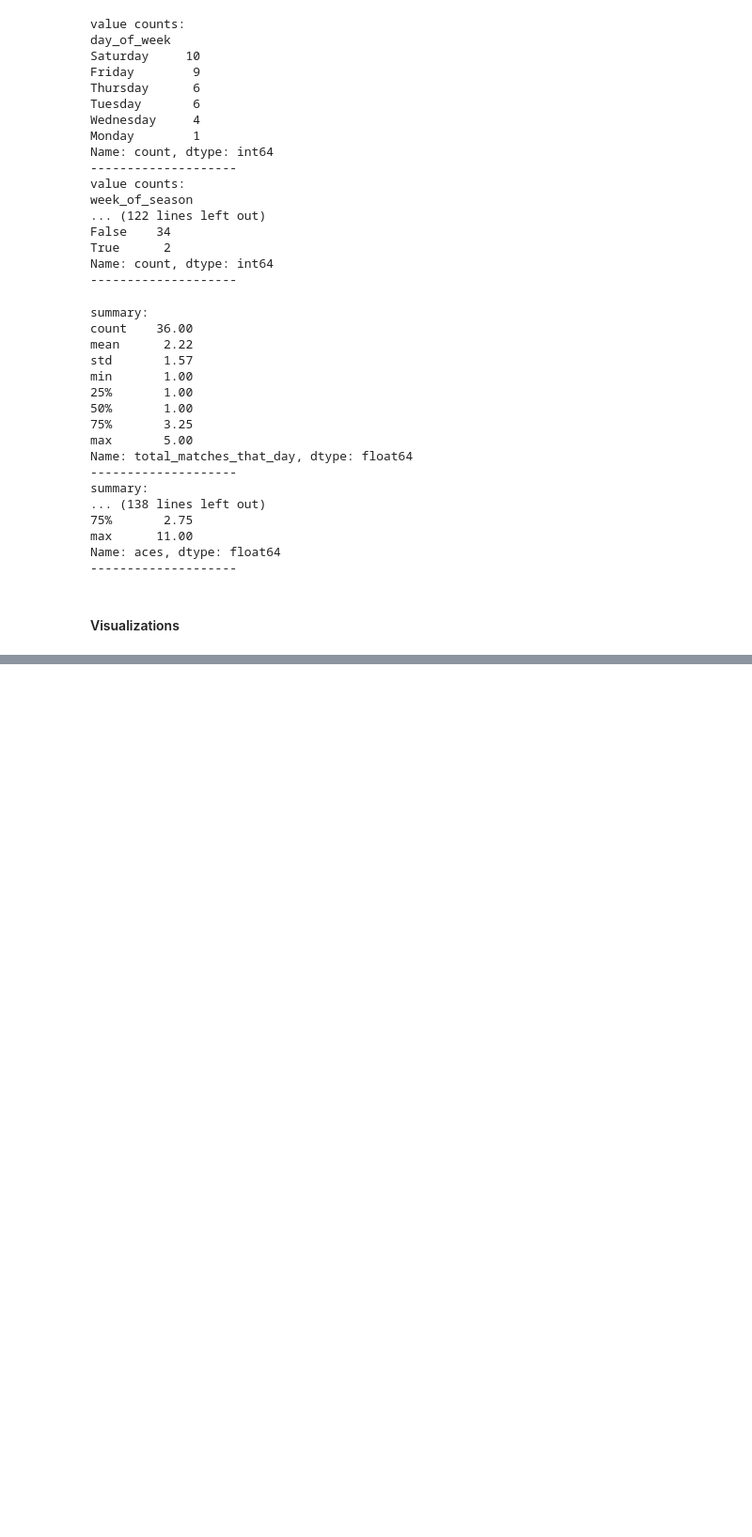
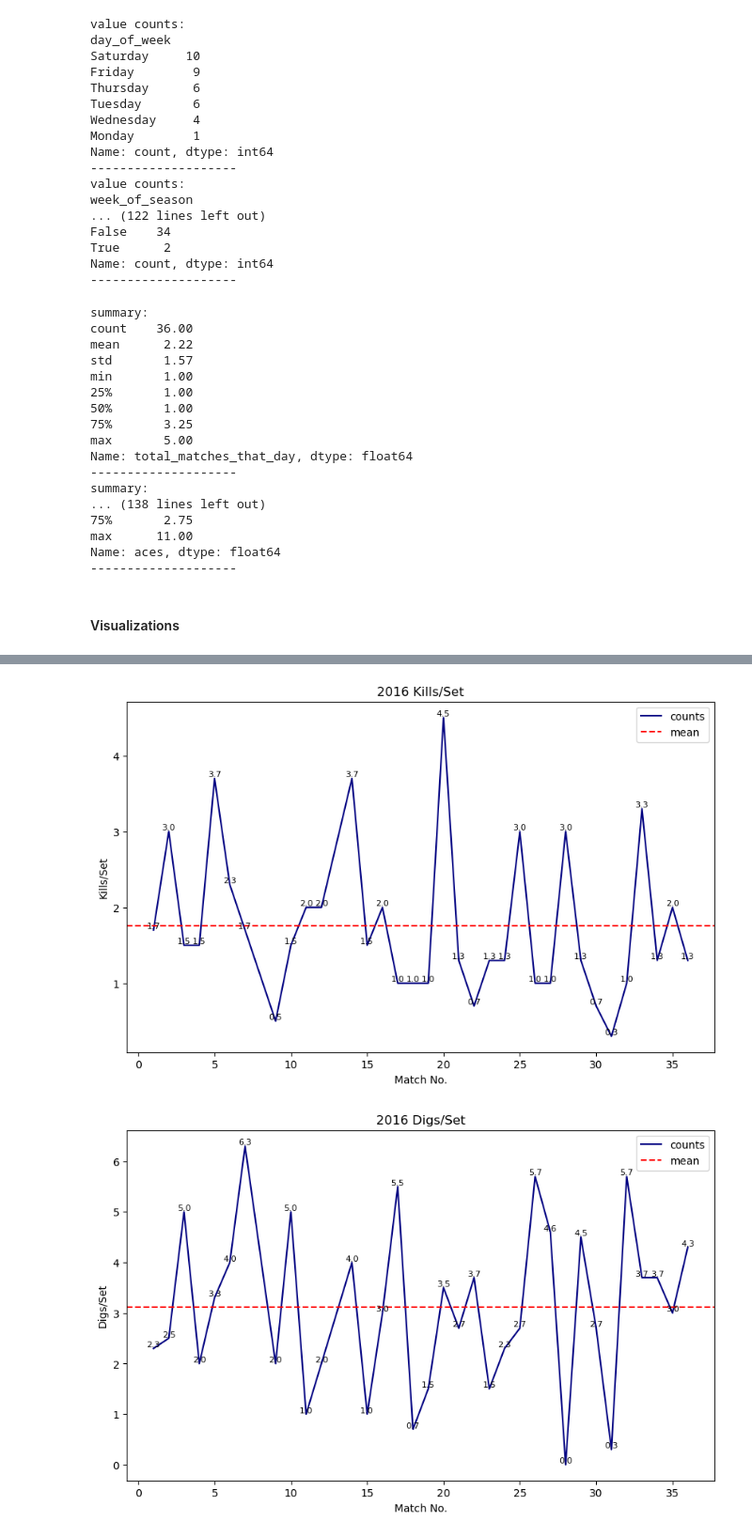
Before and after one commit to drblitx/model-volleyball, a Jupyter notebook: visualizations/fr_viz.ipynb, the cells around one changed output, grey strips where cells are left out. Shown at 94% size. Saved outputs shown, nothing was run; the diff lists cells and outputs as text; code cells hidden in the pictures; blank space fills up the shorter version.

```diff
--- a/visualizations/fr_viz.ipynb
+++ b/visualizations/fr_viz.ipynb
@@ -123,0 +136,30 @@ plt.show()
+# %%
+pretty_set_labels = ['Kills/Set', 'Digs/Set', 'Blocks/Set', 'Aces/Set', 'Receiving/Set']
+cols_sets = ['kills_per_set', 'digs_per_set', 'blocks_per_set', 'aces_per_set', 'receiving_per_set']
+
+for col, lbl in zip(cols_sets, pretty_set_labels):
+    plt.figure(figsize=(10, 6))
+
+    sns.lineplot(data=fr, x="season_match_number", y=col, color='navy', label='counts')
+
+    for i, row in fr.iterrows():
+        if pd.notna(row[col]):
+            plt.text(
+                row['season_match_number'],
+                row[col],
+                str(row[col]),
+                fontsize=8,
+                ha='center',
+                va='bottom'
+            )
+
+    plt.axhline(y=fr[col].mean(), color='red', linestyle='--', label='mean')
+
+    plt.title(f"2016 {lbl}")
+    plt.xlabel("Match No.")
+    plt.ylabel(lbl)
+    plt.legend()
+    plt.show()
+# %% [output]
+[figure, added]
+[figure, added]
```
Also changed, not shown: parts of 9 cells of this notebook.
